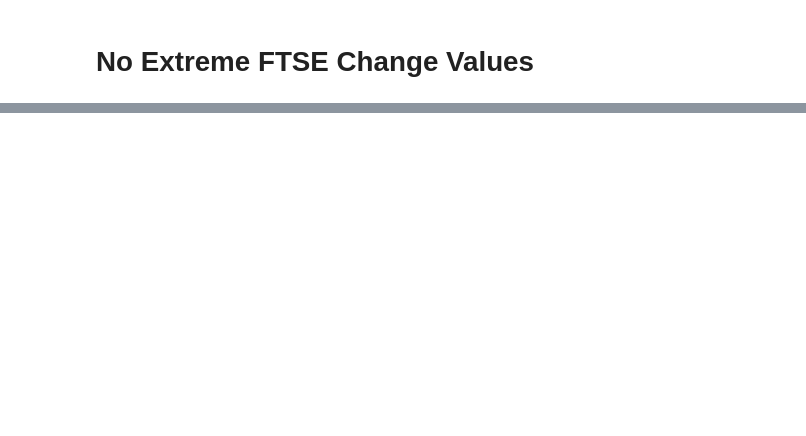
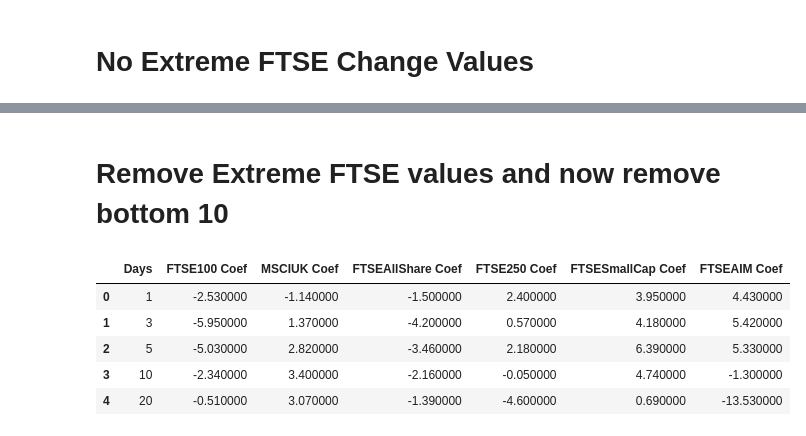
Before and after one commit to ThalyaGIT/UK-Music-Index-Returns, a Jupyter notebook: 3_data-analysis_notebooks/UK_Music_Happiness_and_Index_Returns.ipynb, the cells around one changed output, grey strips where cells are left out. Drawn from its saved outputs; the diff is of its cells as text; code cells hidden in the pictures; blank space fills up the shorter version.

```diff
--- a/3_data-analysis_notebooks/UK_Music_Happiness_and_Index_Returns.ipynb
+++ b/3_data-analysis_notebooks/UK_Music_Happiness_and_Index_Returns.ipynb
@@ -381,3 +421,5 @@ styled_df
+# %% [markdown]
+# **Remove Extreme FTSE values and now remove bottom 10**
 # %%
 # Initialize an empty list to store results
 results = []
@@ -414,16 +456,22 @@ for days in days_list:
                 'Vix Close',
                 'Rolling_Avg_Change_in_DCC']]
 
-        # Calculate the 90th percentile for "Change in SWAV"
-        upper_bound = X['Change in SWAV'].quantile(0.3)
+        # Filter out the bottom 10% of Change in SWAV
+        lower_bound = X['Change in SWAV'].quantile(0.1)
+        X = X[X['Change in SWAV'] > lower_bound]
+        y = y.loc[X.index]  # Align y with the filtered X
 
-        # Filter for rows where "Change in SWAV" is above the 90th percentile (top 10% of the highest changes)
-        top_90_mask = X['Change in SWAV'] > upper_bound
-        X = X[top_90_mask]
-        y = y.loc[top_90_mask]
+        # Remove outliers in index percentage changes using Z-scores
+        y_z_scores = np.abs(stats.zscore(y))
+        no_extremes_mask = y_z_scores < 3  # Filter out extreme Z-scores
+        X = X.loc[no_extremes_mask]
+        y = y.loc[no_extremes_mask]
+
+        # Apply the same mask to the month dummies to ensure alignment
+        month_dummies = month_dummies.loc[X.index]
 
         # Add the month dummies to the independent variables
-        X = pd.concat([X, month_dummies.loc[top_90_mask]], axis=1)
+        X = pd.concat([X, month_dummies], axis=1)
 
         # Convert all columns to numeric, coercing errors to NaN
         X = X.apply(pd.to_numeric, errors='coerce')
@@ -463,27 +511,34 @@
 
 # Define a function to apply the styling based on significance
 def color_rows(row, original_results):
     colors = []
     for i in range(1, len(row)):  # Skip Days, then iterate through Coefs
         # Safely access the original tuple
         item = original_results[row.name][i]
         if isinstance(item, tuple):
             coef, p_value = item
             if coef is not None and p_value < 0.1:  # Only color if p-value < 0.1 (significant)
                 if coef > 0:
                     colors.append('background-color: green')
                 elif coef < 0:
                     colors.append('background-color: red')
                 else:
                     colors.append('')
             else:
                 colors.append('')  # No color for non-significant or None
         else:
             colors.append('')  # No color if item is not a tuple
     return [''] * 1 + colors  # No coloring for Days
 
 # Apply the function to each row of the DataFrame, passing the original results
 styled_df = results_df.style.apply(color_rows, axis=1, original_results=results)
 
 # Display the styled DataFrame
 styled_df
+# %% [output]
+|  | Days | FTSE100 Coef | MSCIUK Coef | FTSEAllShare Coef | FTSE250 Coef | FTSESmallCap Coef | FTSEAIM Coef |
+| 0 | 1 | -2.530000 | -1.140000 | -1.500000 | 2.400000 | 3.950000 | 4.430000 |
+| 1 | 3 | -5.950000 | 1.370000 | -4.200000 | 0.570000 | 4.180000 | 5.420000 |
+| 2 | 5 | -5.030000 | 2.820000 | -3.460000 | 2.180000 | 6.390000 | 5.330000 |
+| 3 | 10 | -2.340000 | 3.400000 | -2.160000 | -0.050000 | 4.740000 | -1.300000 |
+| 4 | 20 | -0.510000 | 3.070000 | -1.390000 | -4.600000 | 0.690000 | -13.530000 |
```
Also changed, not shown: parts of 4 cells of this notebook.
